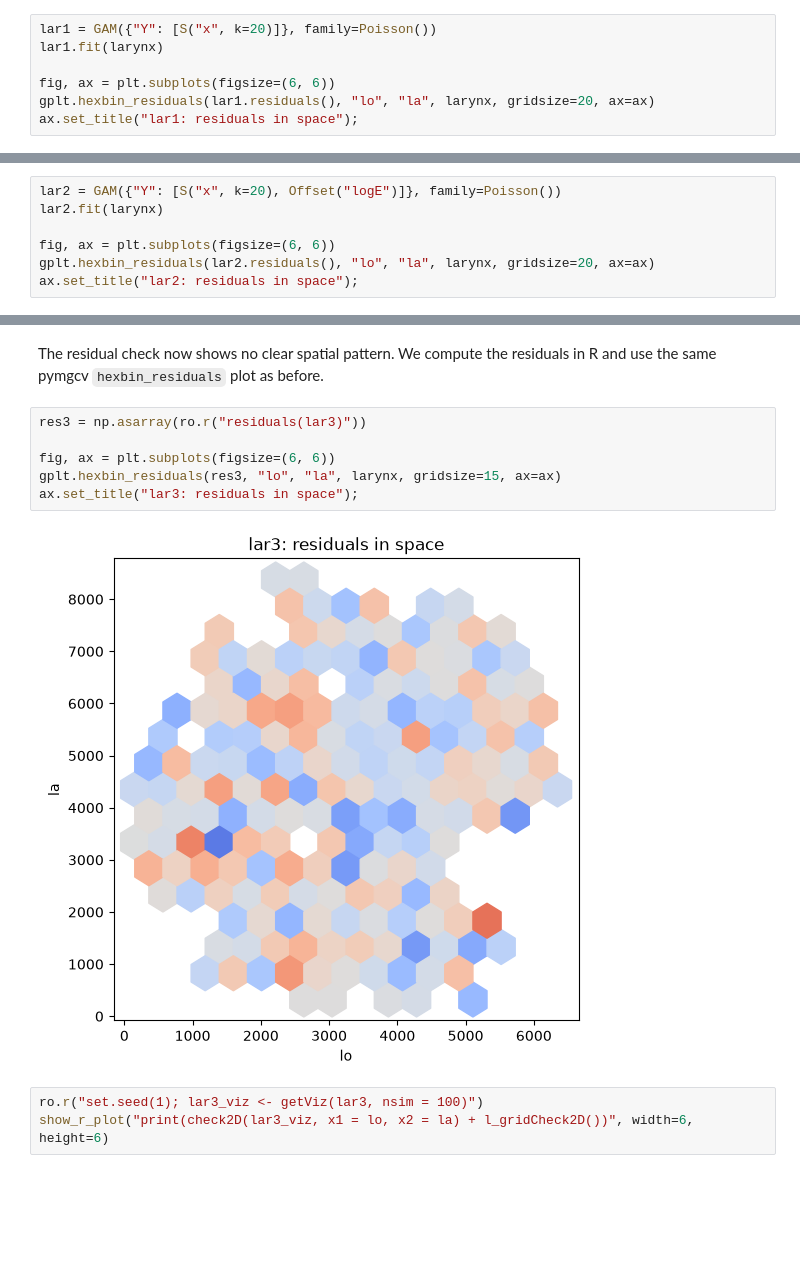
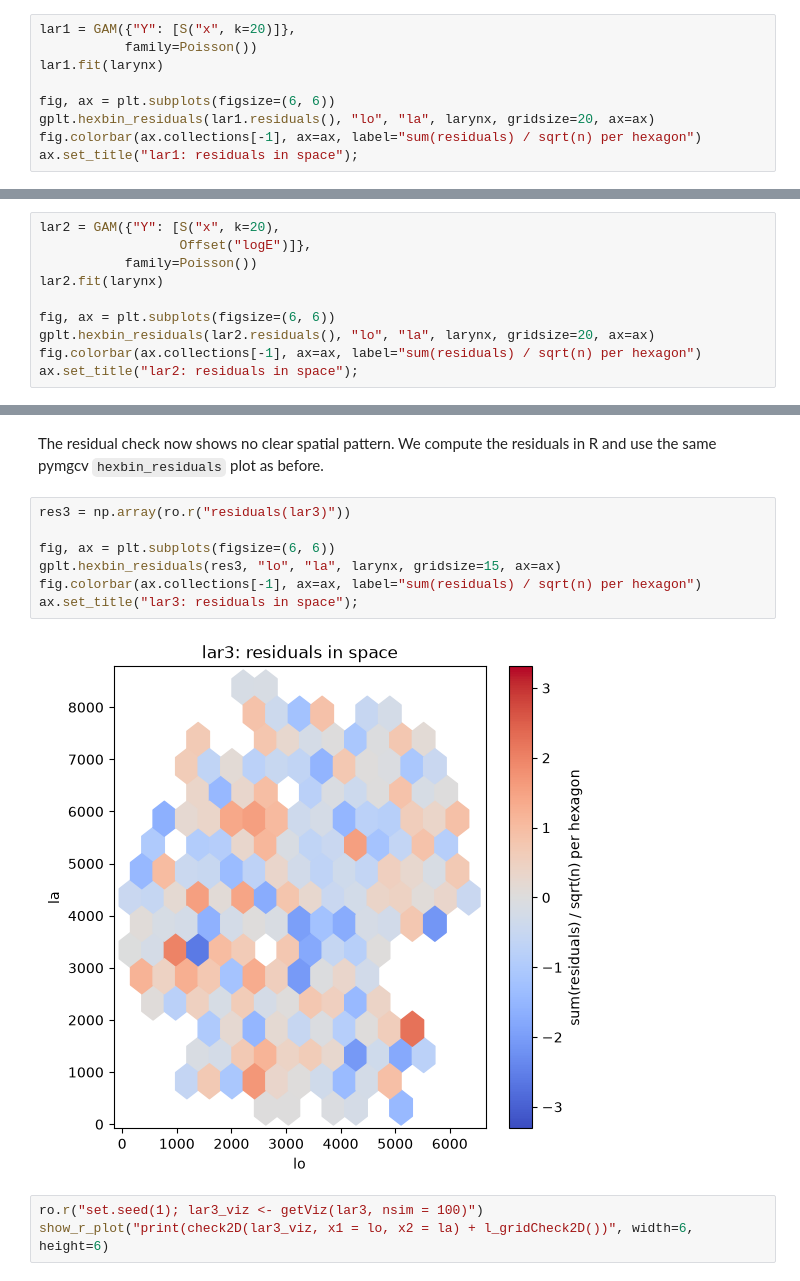
Before and after one commit to perellonieto/GAM_Workshop_Dortmund_25, a Jupyter notebook: Py_demos/2_effects_and_mgcViz.ipynb, the cells around one changed output, grey strips where cells are left out. Drawn from its saved outputs; the diff is of its cells as text; blank space fills up the shorter version.

```diff
--- a/Py_demos/2_effects_and_mgcViz.ipynb
+++ b/Py_demos/2_effects_and_mgcViz.ipynb
@@ -501,10 +504,12 @@ model is missing.
 Note that mgcViz additionally standardises each hexagon using the simulated residuals;
 `hexbin_residuals` doesn't, so the colour scale differs but the patterns are the same.
 # %%
-lar1 = GAM({"Y": [S("x", k=20)]}, family=Poisson())
+lar1 = GAM({"Y": [S("x", k=20)]},
+           family=Poisson())
 lar1.fit(larynx)
 
 fig, ax = plt.subplots(figsize=(6, 6))
 gplt.hexbin_residuals(lar1.residuals(), "lo", "la", larynx, gridsize=20, ax=ax)
+fig.colorbar(ax.collections[-1], ax=ax, label="sum(residuals) / sqrt(n) per hexagon")
 ax.set_title("lar1: residuals in space");
 # %% [output]
@@ -532,10 +546,13 @@ $$
 so $\exp(s(x))$ is the ratio between observed and expected deaths. In pymgcv,
 `Offset("logE")` uses a column of the data as the offset, so we created `logE` earlier.
 # %%
-lar2 = GAM({"Y": [S("x", k=20), Offset("logE")]}, family=Poisson())
+lar2 = GAM({"Y": [S("x", k=20),
+                  Offset("logE")]},
+           family=Poisson())
 lar2.fit(larynx)
 
 fig, ax = plt.subplots(figsize=(6, 6))
 gplt.hexbin_residuals(lar2.residuals(), "lo", "la", larynx, gridsize=20, ax=ax)
+fig.colorbar(ax.collections[-1], ax=ax, label="sum(residuals) / sqrt(n) per hexagon")
 ax.set_title("lar2: residuals in space");
 # %% [output]
@@ -599,13 +620,14 @@ UBRE = 0.082637  Scale est. = 1         n = 544
 The residual check now shows no clear spatial pattern. We compute the residuals in R and
 use the same pymgcv `hexbin_residuals` plot as before.
 # %%
-res3 = np.asarray(ro.r("residuals(lar3)"))
+res3 = np.array(ro.r("residuals(lar3)"))
 
 fig, ax = plt.subplots(figsize=(6, 6))
 gplt.hexbin_residuals(res3, "lo", "la", larynx, gridsize=15, ax=ax)
+fig.colorbar(ax.collections[-1], ax=ax, label="sum(residuals) / sqrt(n) per hexagon")
 ax.set_title("lar3: residuals in space");
 # %% [output]
-[figure, old version]
+[figure, new version]
 # %%
 ro.r("set.seed(1); lar3_viz <- getViz(lar3, nsim = 100)")
 show_r_plot("print(check2D(lar3_viz, x1 = lo, x2 = la) + l_gridCheck2D())", width=6, height=6)
```
Also changed, not shown: parts of 11 cells of this notebook, 2 other files.
